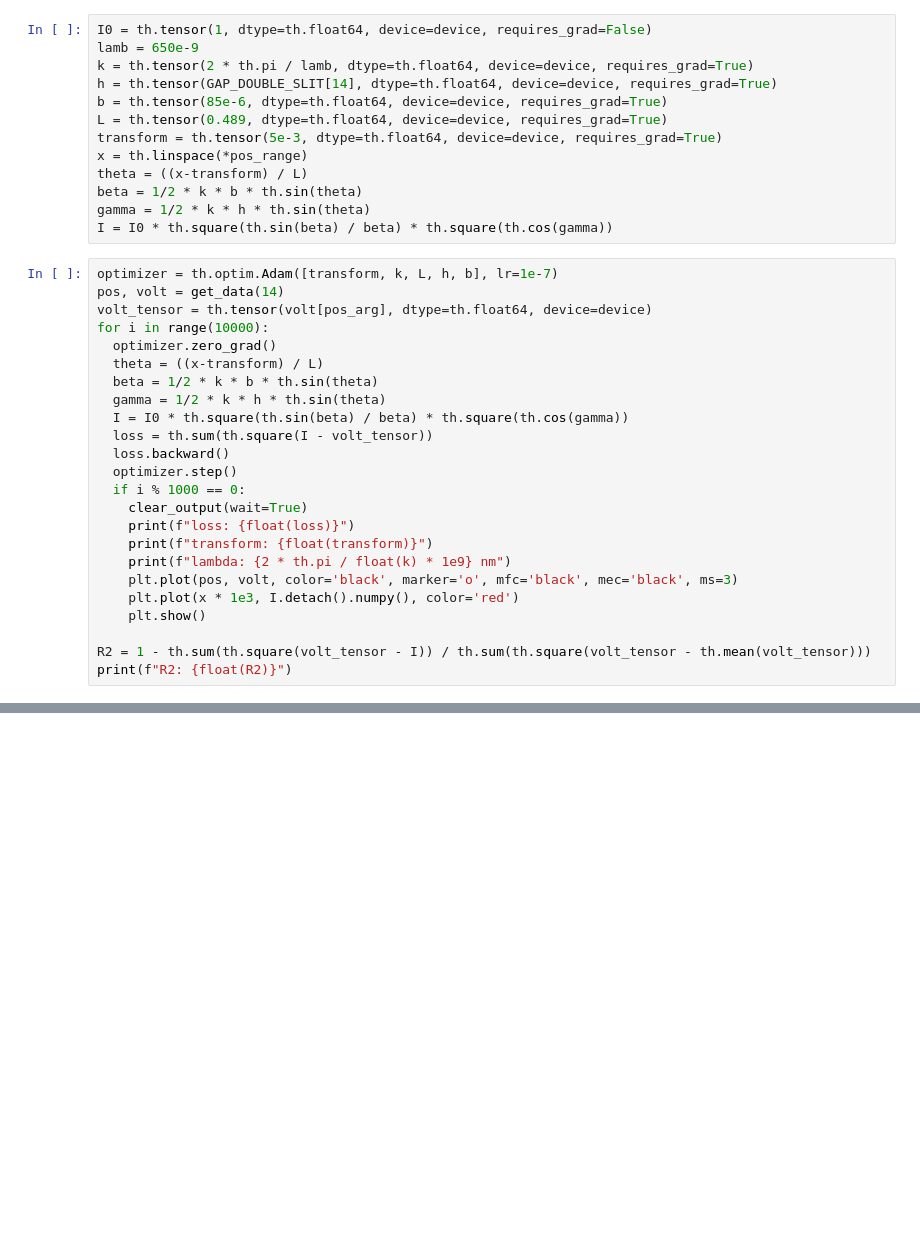
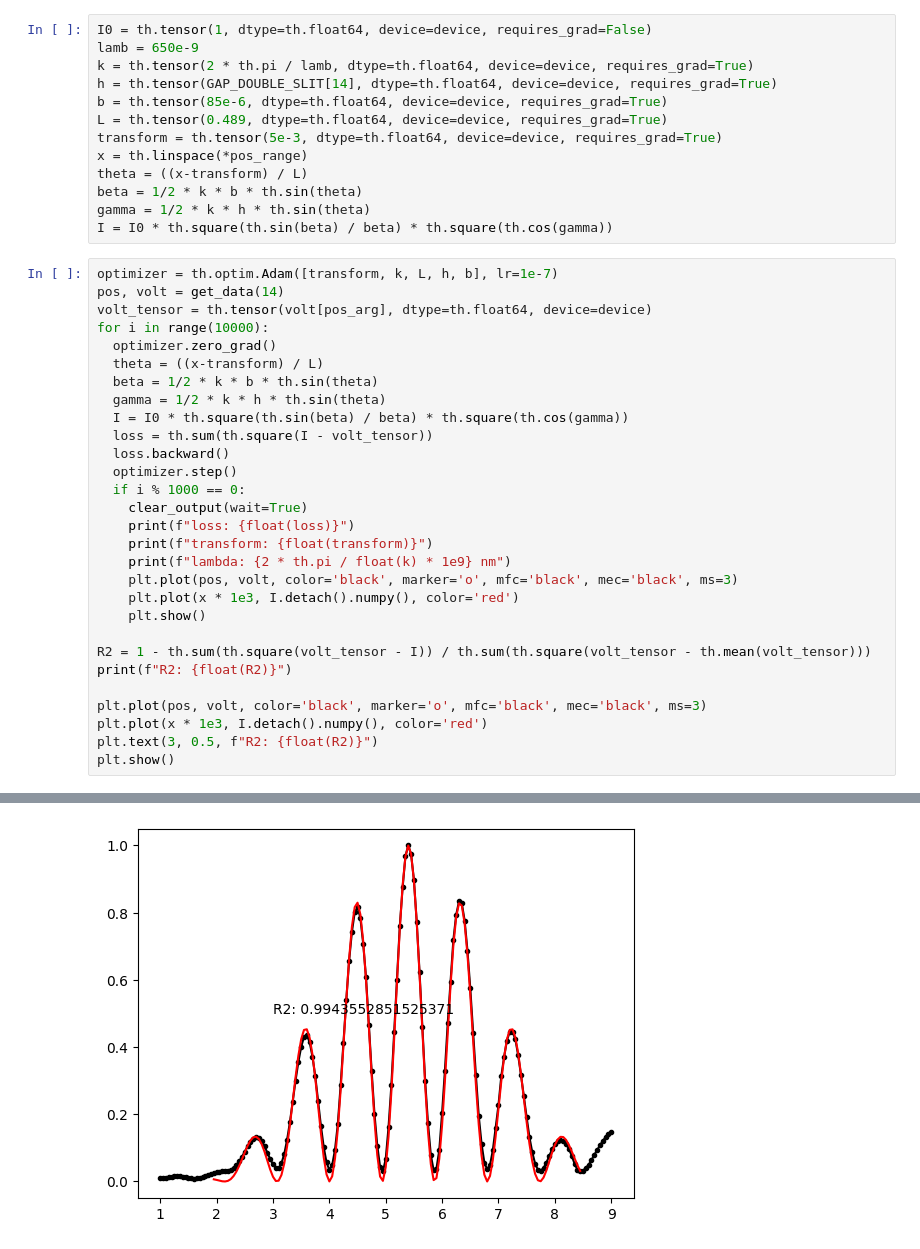
Before and after one commit to IntermidiatePhysicsExperiment/Single-Photon-Interference, a Jupyter notebook: integral_fitting.ipynb, the cells around one changed output, grey strips where cells are left out. Cells and saved outputs as stored; diff of their text form; blank space fills up the shorter version.

```diff
--- a/integral_fitting.ipynb
+++ b/integral_fitting.ipynb
@@ -143,4 +127,9 @@ for i in range(10000):
 
 R2 = 1 - th.sum(th.square(volt_tensor - I)) / th.sum(th.square(volt_tensor - th.mean(volt_tensor)))
 print(f"R2: {float(R2)}")
+
+plt.plot(pos, volt, color='black', marker='o', mfc='black', mec='black', ms=3)
+plt.plot(x * 1e3, I.detach().numpy(), color='red')
+plt.text(3, 0.5, f"R2: {float(R2)}")
+plt.show()
 # %% [output]
@@ -152,3 +141,4 @@ R2: 0.9943553011355998
+[figure, added]
 # %%
 I0 = I0
 h = h
```
Also changed, not shown: parts of 7 cells of this notebook, 1 other file.
